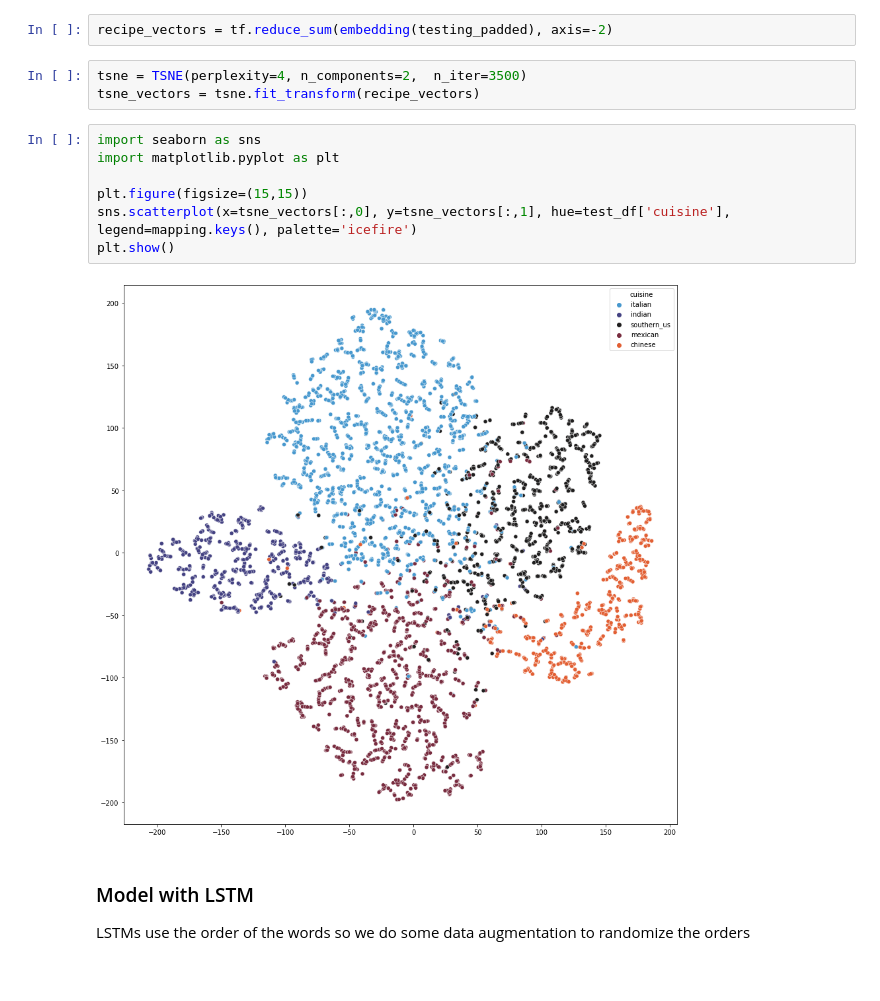
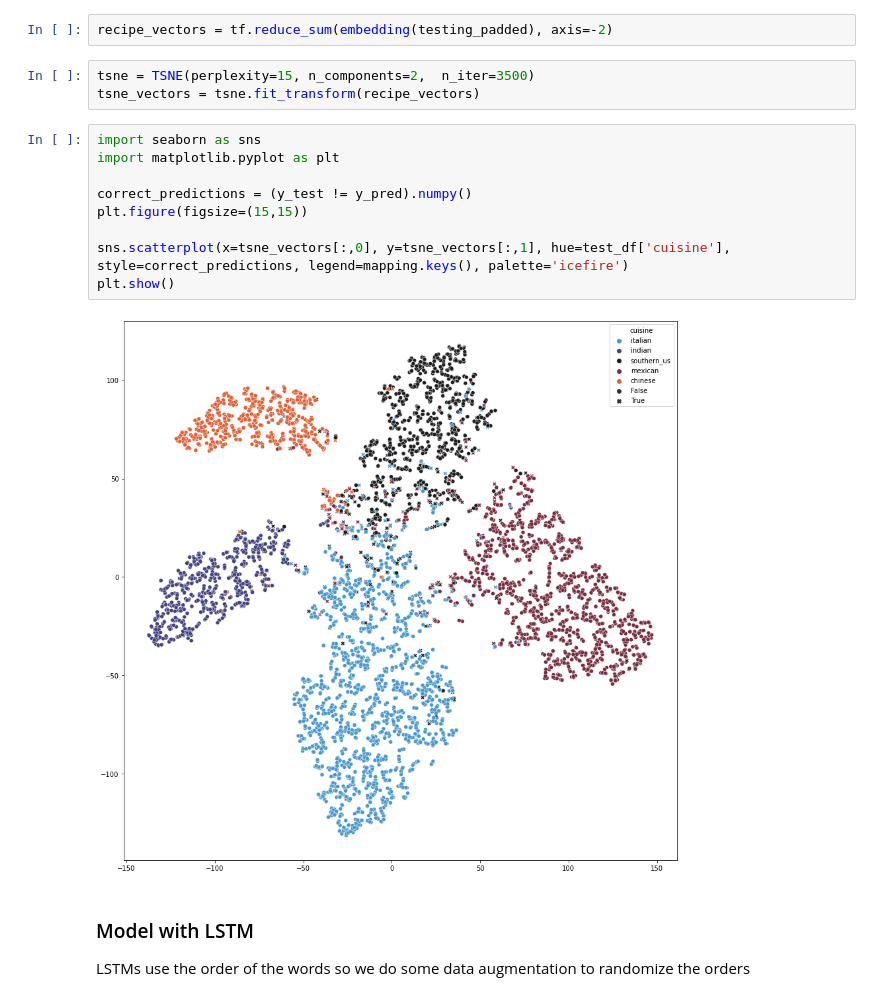
Before and after one commit to faridrb/recipes, a Jupyter notebook: 2_recipes_embedding.ipynb, the cells around one changed output. Cells and saved outputs as stored; diff of their text form.

Commit message:
Improve TSNE visualization

```diff
--- a/2_recipes_embedding.ipynb
+++ b/2_recipes_embedding.ipynb
@@ -165,17 +165,19 @@ plot_confusion_matrix(y_test, y_pred, mapping.keys())
 # %%
 recipe_vectors = tf.reduce_sum(embedding(testing_padded), axis=-2)
 # %%
-tsne = TSNE(perplexity=4, n_components=2,  n_iter=3500)
+tsne = TSNE(perplexity=15, n_components=2,  n_iter=3500)
 tsne_vectors = tsne.fit_transform(recipe_vectors)
 # %%
 import seaborn as sns
 import matplotlib.pyplot as plt
 
+correct_predictions = (y_test != y_pred).numpy()
 plt.figure(figsize=(15,15))
-sns.scatterplot(x=tsne_vectors[:,0], y=tsne_vectors[:,1], hue=test_df['cuisine'], legend=mapping.keys(), palette='icefire')
+
+sns.scatterplot(x=tsne_vectors[:,0], y=tsne_vectors[:,1], hue=test_df['cuisine'], style=correct_predictions, legend=mapping.keys(), palette='icefire')
 plt.show()
 # %% [output]
-[figure, old version]
+[figure, new version]
 # %% [markdown]
 ### Model with LSTM
 LSTMs use the order of the words so we do some data augmentation to randomize the orders
```
